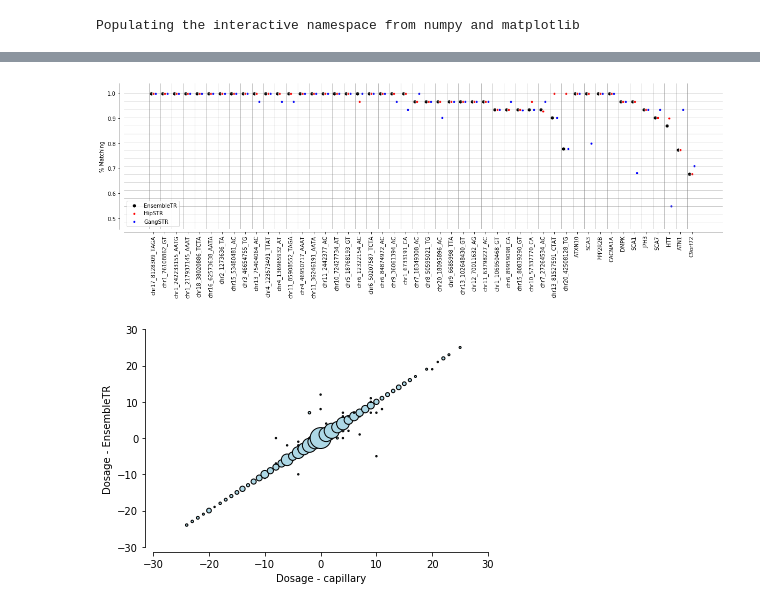
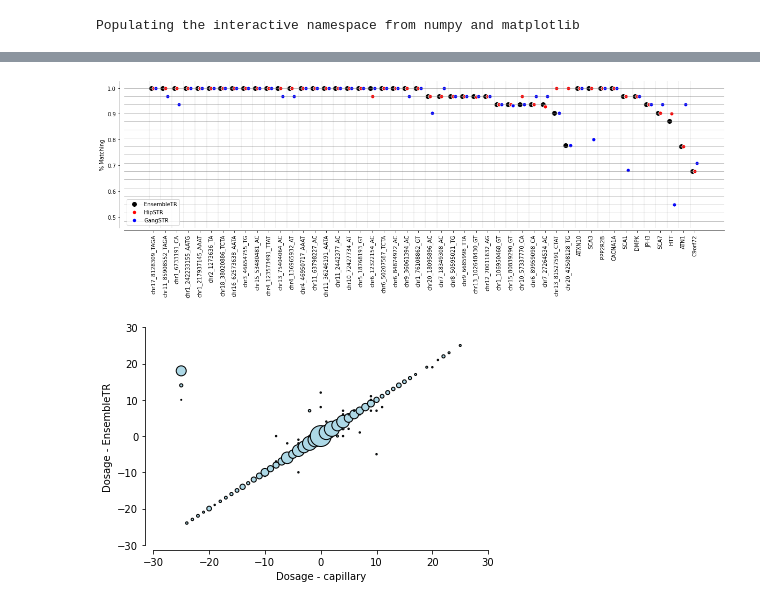
Before and after one commit to gymreklab/1000Genomes-TR-Analysis, a Jupyter notebook: capillary/Capillary-vs-WGS.ipynb, the cells around one changed output, grey strips where cells are left out. Saved outputs shown, nothing was run; the diff lists cells and outputs as text; code cells hidden in the pictures.

Commit message:
updating capillary figures

```diff
--- a/capillary/Capillary-vs-WGS.ipynb
+++ b/capillary/Capillary-vs-WGS.ipynb
@@ -4,3 +1,7 @@
+# %%
+import matplotlib
+matplotlib.rcParams['pdf.fonttype'] = 42
+matplotlib.rcParams['ps.fonttype'] = 42
 # %%
 %pylab inline
 import pandas as pd
@@ -54,39 +57,39 @@ locdata_h["hipstr.acc"] = locdata_h.apply(lambda x: x["match.hipstr"]/x["SampleI
 locdata = pd.merge(locdata, locdata_g[["PrimerID","gangstr.acc"]], how="left", on=["PrimerID"])
 locdata = pd.merge(locdata, locdata_h[["PrimerID","hipstr.acc"]], how="left", on=["PrimerID"])
 locdata["is.disease"] = locdata.apply(lambda x: x["PrimerID"].startswith("chr"), 1)
 locdata = locdata.sort_values(["is.disease", "ens.acc"], ascending=False)
 
 
 w = 0.2
 fig = plt.figure()
 fig.set_size_inches((20, 5))
 ax = fig.add_subplot(111)
 ax.scatter(range(locdata.shape[0]), locdata["ens.acc"], edgecolor="white", color='black',
-       label="EnsembleTR", s=50)
+       label="EnsembleTR", s=100)
 ax.scatter([item+w for item in range(locdata.shape[0])], locdata["hipstr.acc"], edgecolor="white",
-       color='red',label="HipSTR", s=25)
+       color='red',label="HipSTR", s=50)
 ax.scatter([item+2*w for item in range(locdata.shape[0])], locdata["gangstr.acc"], edgecolor="white",
-       color='blue', label="GangSTR", s=25)
+       color='blue', label="GangSTR", s=50)
 
 for i in range((locdata.shape[0])):
-    ax.axvline(x=i-w, linestyle="solid", color="gray", linewidth=0.5)
+    ax.axvline(x=i-w, linestyle="solid", color="gray", linewidth=0.2)
 
-#ax.set_ylim(bottom=0.6, top=1.05)
 ax.spines['top'].set_visible(False)
 ax.spines['right'].set_visible(False)
 ax.spines['left'].set_position(('outward', 8))
 ax.spines['bottom'].set_position(('outward', 5))
 plt.rcParams['axes.linewidth']=0.8
 
 ax.set_xticks([item+w for item in range(locdata.shape[0])])
 ax.set_xticklabels(locdata["PrimerID"], rotation=90);
 ax.set_ylabel("% Matching");
 ax.legend(loc="lower left");
 
 for num_corr in range(15, 32):
     ax.axhline(y=num_corr/31, linestyle="solid", color="gray", linewidth=0.5)
+fig.savefig("pdfs/SuppFig-CapillaryLocusConcordance.pdf")
 # %% [output]
-[figure, old version]
+[figure, new version]
 # %%
 ######## Bubbles ########
 
@@ -96,6 +99,7 @@ fig = plt.figure()
 ax = fig.add_subplot(111)
 ax.scatter(bubbles["dosage.cap"], bubbles["dosage.ensemble"],
            s=bubbles["SampleID"]*2, edgecolor="black", color="lightblue")
+ax.scatter([-25, -25, -25], [10, 14, 18], s=[1, 10, 100], edgecolor="black", color="lightblue")
 ax.spines['right'].set_visible(False)
 ax.spines['top'].set_visible(False)
 ax.spines['left'].set_position(('outward', 8))
@@ -106,8 +110,9 @@ ax.set_xlim(left=-30, right=30)
 ax.set_ylim(bottom=-30, top=30);
 ax.set_xlabel("Dosage - capillary")
 ax.set_ylabel("Dosage - EnsembleTR");
+fig.savefig("pdfs/SuppFig-CapillaryBubbles.pdf")
 # %% [output]
-[figure, old version]
+[figure, new version]
 # %%
 ######## Inspect discordant calls ########
 # 53 discordant calls
```
Also changed, not shown: parts of 4 cells of this notebook.
